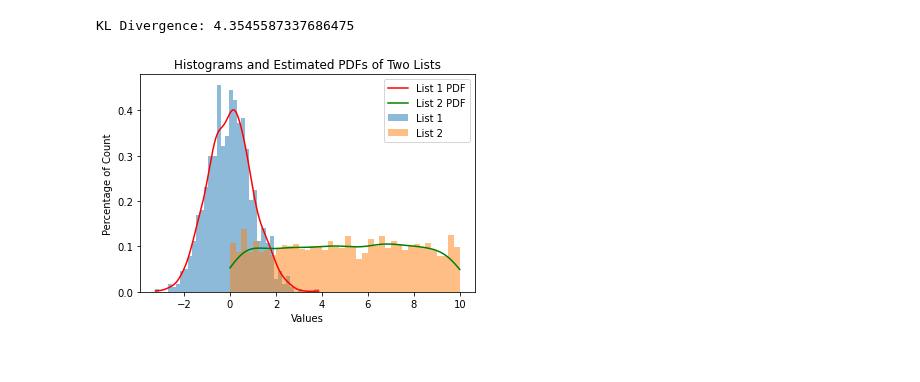
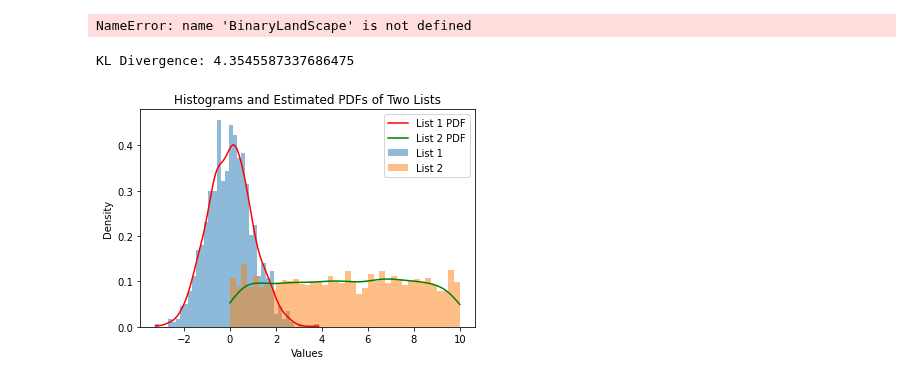
Before and after one commit to baldFemale/OpenInnovationFramework, a Jupyter notebook: Landscapes/Evaluator.ipynb, the cells around one changed output. Cells and saved outputs as stored; diff of their text form; code cells hidden in the pictures.

```diff
--- a/Landscapes/Evaluator.ipynb
+++ b/Landscapes/Evaluator.ipynb
@@ -46,3 +37,60 @@ plt.show()
+# %%
+N = 9
+K = 1
+state_num = 4
+np.random.seed(1000)
+landscape = Landscape(N=N, K=K, state_num=state_num)
+cog_landscape = CogLandscape(landscape=landscape, expertise_domain=list(range(N)),
+                             expertise_representation=["A", "B"], norm=False)
+binary_landscape = BinaryLandscape(N=N, K=K, K_within=None, K_between=None)
+data = list(landscape.cache.values())
+cog_data = list(cog_landscape.cache.values())
+bin_data = list(binary_landscape.cache.values())
+with open("cache", "wb") as outfile:
+    pickle.dump(data, outfile)
+with open("cog_cache", "wb") as outfile:
+    pickle.dump(cog_data, outfile)
+with open("bin_cache", "wb") as outfile:
+    pickle.dump(bin_data, outfile)
+
+with open("cache", "rb") as infile:
+    data = pickle.load(infile)
+with open("cog_cache", "rb") as infile:
+    cog_data = pickle.load(infile)
+with open("bin_cache", "rb") as infile:
+    bin_data = pickle.load(infile)
+# The density exceed 1 because the length of x-axis is 1 (too small); the area below the density curve must be 1
+# Hist 1: Multi-State Landscape
+plt.hist(data, bins=40, color=shallow_purple, alpha=0.5, density=True, label='Multi-State Landscape')
+kde1 = gaussian_kde(data)
+x_values1 = np.linspace(min(data), max(data), 40)
+pdf1 = kde1(x_values1)
+plt.plot(x_values1, pdf1, '-', color=deep_purple)
+
+# Hist 2: Cognitive Landscape
+plt.hist(cog_data, bins=40, alpha=0.5, label='Cognitive Landscape', color=shallow_cyan, density=True)
+kde2 = gaussian_kde(cog_data)
+x_values2 = np.linspace(min(cog_data), max(cog_data), 40)
+pdf2 = kde2(x_values2)
+plt.plot(x_values2, pdf2, '-', color=deep_cyan)
+
+# Hist 3: Binary Landscape
+plt.hist(bin_data, bins=40, alpha=0.5, label='Binary Landscape', color=shallow_grey, density=True)
+kde3 = gaussian_kde(bin_data)
+x_values3 = np.linspace(min(bin_data), max(bin_data), 40)
+pdf3 = kde2(x_values3)
+plt.plot(x_values3, pdf3, '-', color=deep_grey)
+
+# Add labels and legend
+plt.xlabel('Values')
+plt.ylabel('Density')
+plt.title('Landscape and CogLandscape Distribution')
+plt.legend()
+plt.savefig("landscape_distribution.png", transparent=True, dpi=300)
+# Show the plot
+plt.show()
+# %% [output]
+NameError: name 'BinaryLandScape' is not defined
 # %%
 # Sample data for two distributions
 data1 = [1, 2, 2, 3, 4, 4, 4, 5, 5, 6]
@@ -76,32 +124,32 @@ np.random.seed(42)  # To ensure reproducibility
 list1 = np.random.normal(loc=0, scale=1, size=1000)
 
 # List 2 (Uniform Distribution)
 list2 = np.random.uniform(low=0, high=10, size=2000)
 
 # Plot histograms
 plt.hist(list1, bins=40, density=True, alpha=0.5, label='List 1')
 
 # Estimate PDF for List 1
 kde1 = gaussian_kde(list1)
 x_values1 = np.linspace(list1.min(), list1.max(), 1000)
 pdf1 = kde1(x_values1)
 plt.plot(x_values1, pdf1, 'r-', label='List 1 PDF')
 
 plt.hist(list2, bins=40, density=True, alpha=0.5, label='List 2')
 
 # Estimate PDF for List 2
 kde2 = gaussian_kde(list2)
 x_values2 = np.linspace(list2.min(), list2.max(), 1000)
 pdf2 = kde2(x_values2)
 plt.plot(x_values2, pdf2, 'g-', label='List 2 PDF')
 
 # Add labels and legend
 plt.xlabel('Values')
-plt.ylabel('Percentage of Count')
+plt.ylabel('Density')
 plt.title('Histograms and Estimated PDFs of Two Lists')
 plt.legend()
 
 # Show the plot
 plt.show()
 # %% [output]
-[figure, old version]
+[figure, new version]
```
Also changed, not shown: parts of 5 cells of this notebook, 1 other file.
